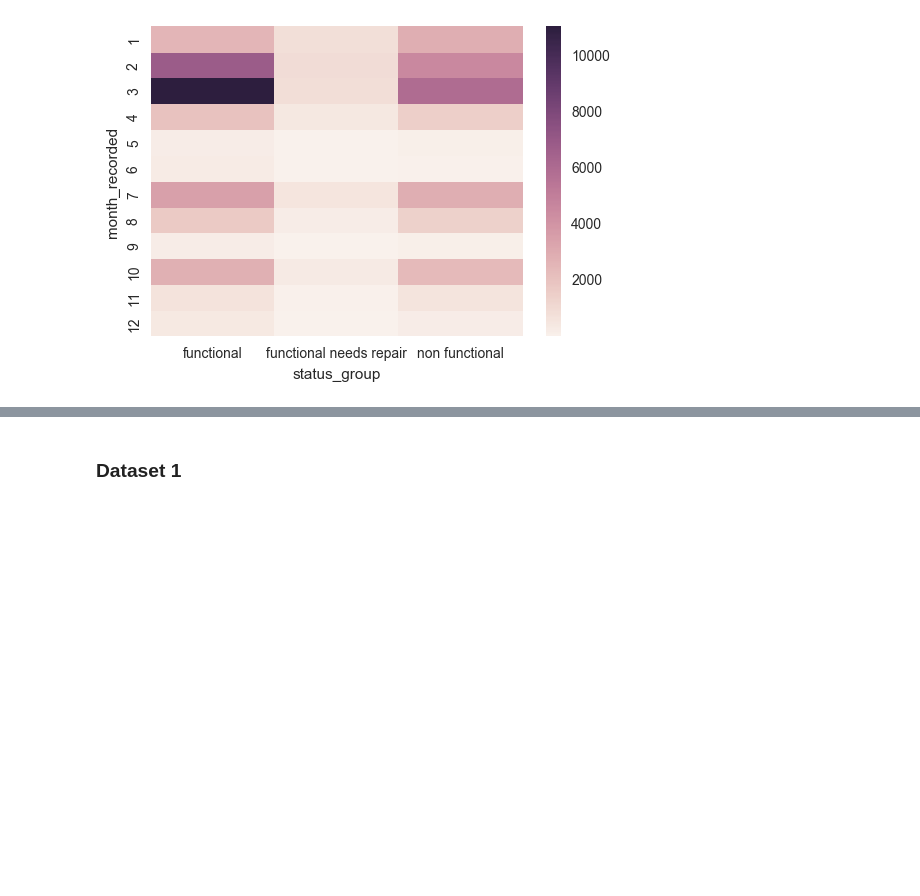
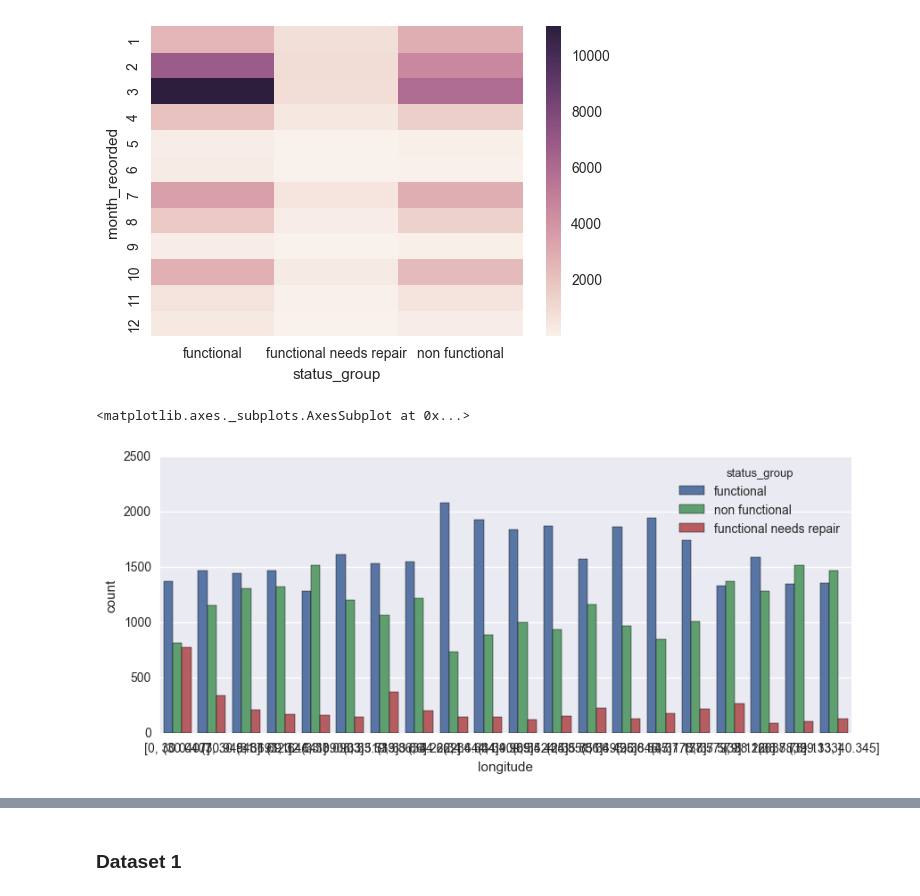
Before and after one commit to zlatankr/Projects, a Jupyter notebook: Tanzania/Pump_EDA.ipynb, the cells around one changed output, grey strips where cells are left out. Drawn from its saved outputs; the diff is of its cells as text; code cells hidden in the pictures; blank space fills up the shorter version.

```diff
--- a/Tanzania/Pump_EDA.ipynb
+++ b/Tanzania/Pump_EDA.ipynb
@@ -79,4 +99,4 @@ construction year: let's try filling in the nulls with the mean value
 # %%
 def construction():
     for i in [X_train, X_test]:
-        i['construction_year'].replace(0, X_train['construction_year'].mean(), inplace=True)
+        i['construction_year'].replace(0, X_train[X_train['construction_year'] <> 0]['construction_year'].mean(), inplace=True)
@@ -82,0 +105,16 @@ def construction():
+# %%
+def construction(X_train, X_test):
+    """
+    construction_year has 35% nulls, so we impute the nulls with the column mean
+    """
+    for i in [X_train, X_test]:
+        i['construction_year'].replace(0., np.NaN, inplace = True)
+        i['construction_year'].replace(1., np.NaN, inplace = True)
+        data = X_train.groupby(['funder'])['construction_year']
+        i['construction_year'] = data.transform(lambda x: x.fillna(x.mean()))
+        data = X_train.groupby(['installer'])['construction_year']
+        i['construction_year'] = data.transform(lambda x: x.fillna(x.mean()))
+        i['construction_year'].fillna(X_train['construction_year'].mean(), inplace=True)
+    return X_train, X_test
+# %%
+X_train, X_test = construction(X_train, X_test)
@@ -195,0 +242,6 @@ sns.heatmap(a)
+# %%
+plt.figure(figsize=(10,4))
+sns.countplot(pd.qcut(X_train['longitude'], 20), hue = y_train['status_group'])
+# %% [output]
+<matplotlib.axes._subplots.AxesSubplot at 0x...>
+[figure, added]
```
Also changed, not shown: parts of 17 cells of this notebook, 4 other files.
